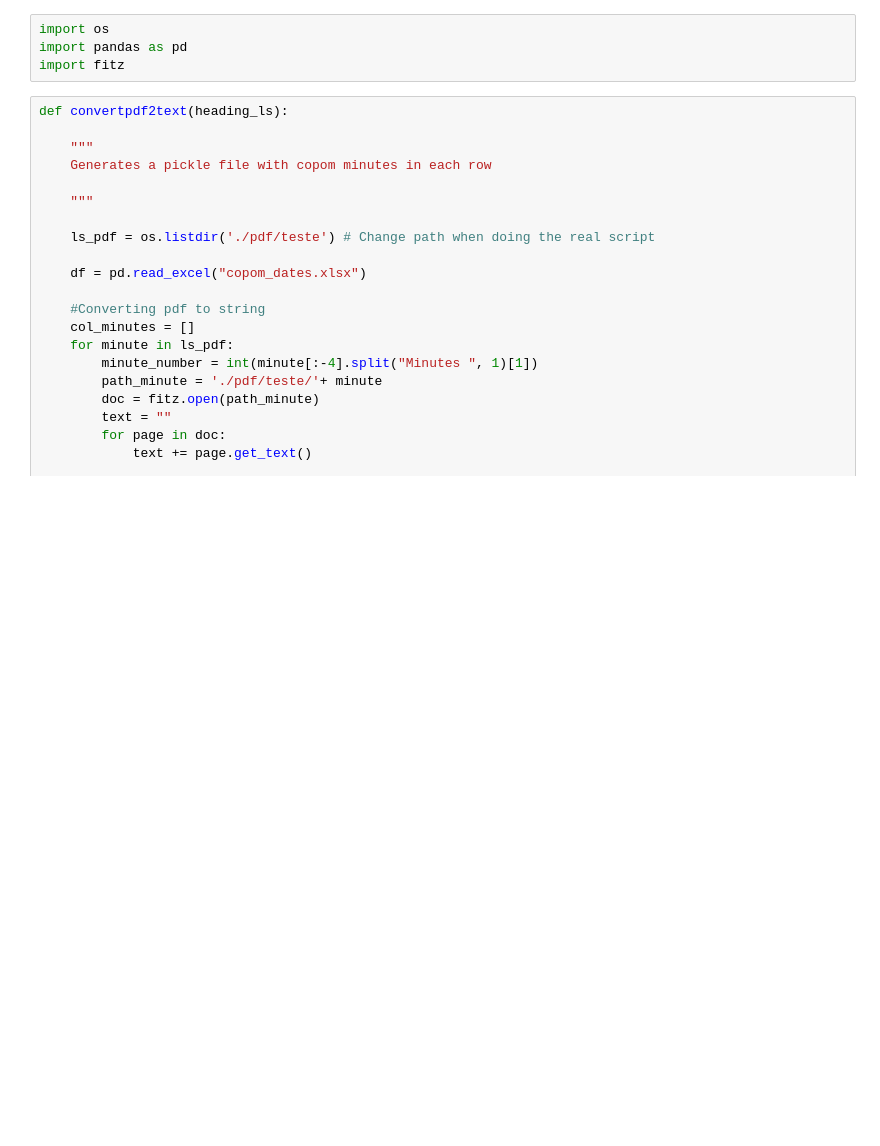
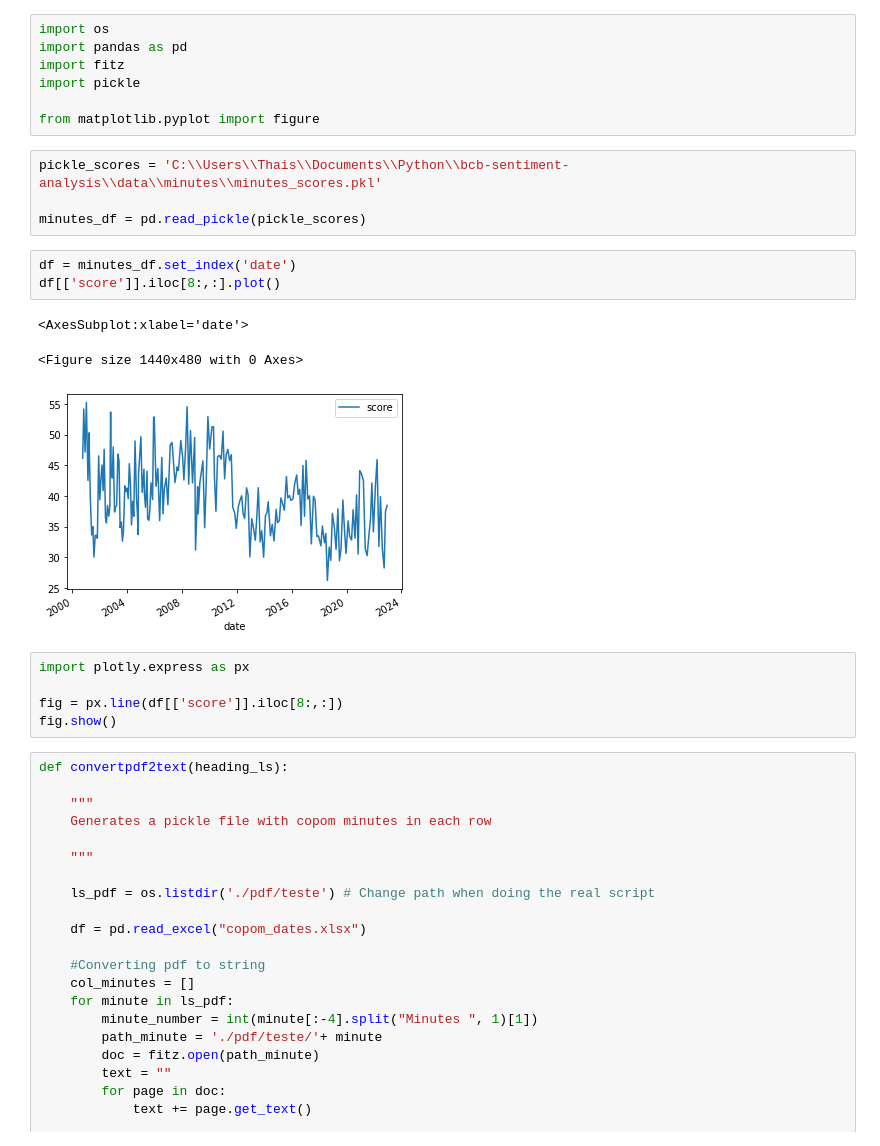
Before and after one commit to thaisct/bcb-sentiment-analysis, a Jupyter notebook: data/minutes/readingpdf.ipynb, the cells around one changed output. Drawn from its saved outputs; the diff is of its cells as text; blank space fills up the shorter version.

Commit message:
score pkl

```diff
--- a/data/minutes/readingpdf.ipynb
+++ b/data/minutes/readingpdf.ipynb
@@ -2,6 +2,25 @@
 import os
 import pandas as pd
 import fitz
+import pickle
+
+from matplotlib.pyplot import figure
+# %%
+pickle_scores = 'C:\\Users\\Thais\\Documents\\Python\\bcb-sentiment-analysis\\data\\minutes\\minutes_scores.pkl'
+
+minutes_df = pd.read_pickle(pickle_scores)
+# %%
+df = minutes_df.set_index('date')
+df[['score']].iloc[8:,:].plot()
+# %% [output]
+<AxesSubplot:xlabel='date'>
+<Figure size 1440x480 with 0 Axes>
+[figure, added]
+# %%
+import plotly.express as px
+
+fig = px.line(df[['score']].iloc[8:,:])
+fig.show()
 # %%
 def convertpdf2text(heading_ls):
 
```
Also changed, not shown: parts of 1 cell of this notebook, 1 other file.
